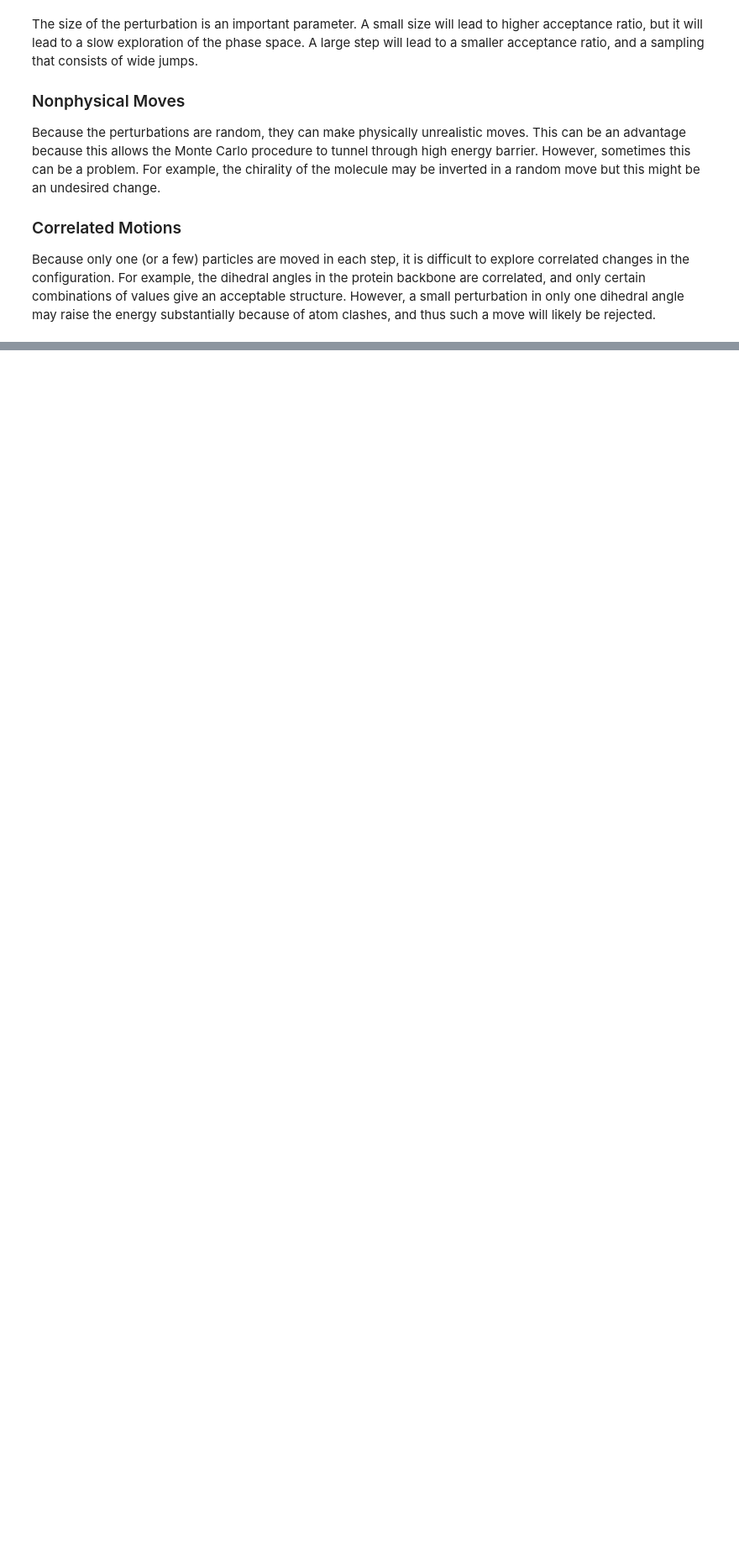
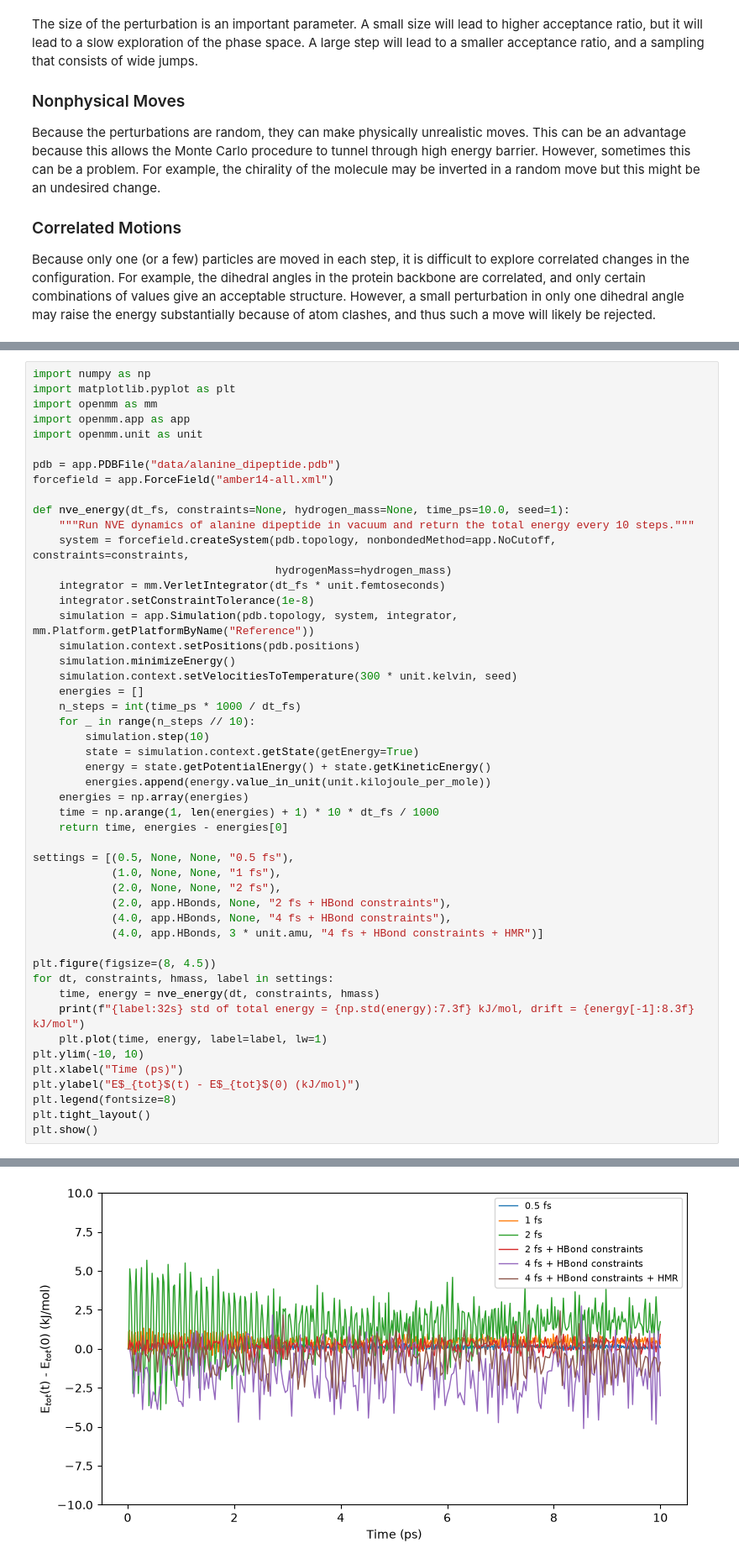
Before and after one commit to alenaizan/CHEM_313, a Jupyter notebook: 11_molecular_dynamics/molecular_dynamics_monte_carlo.ipynb, the cells around one changed output, grey strips where cells are left out. Shown at 84% size. Drawn from its saved outputs; the diff is of its cells as text; blank space fills up the shorter version.

```diff
--- a/11_molecular_dynamics/molecular_dynamics_monte_carlo.ipynb
+++ b/11_molecular_dynamics/molecular_dynamics_monte_carlo.ipynb
@@ -124,0 +196,50 @@ The fastest process is typically bond stretching that involves hydrogen atoms. T
+# %%
+import numpy as np
+import matplotlib.pyplot as plt
+import openmm as mm
+import openmm.app as app
+import openmm.unit as unit
+
+pdb = app.PDBFile("data/alanine_dipeptide.pdb")
+forcefield = app.ForceField("amber14-all.xml")
+
+def nve_energy(dt_fs, constraints=None, hydrogen_mass=None, time_ps=10.0, seed=1):
+    """Run NVE dynamics of alanine dipeptide in vacuum and return the total energy every 10 steps."""
+    system = forcefield.createSystem(pdb.topology, nonbondedMethod=app.NoCutoff, constraints=constraints,
+                                     hydrogenMass=hydrogen_mass)
+    integrator = mm.VerletIntegrator(dt_fs * unit.femtoseconds)
+    integrator.setConstraintTolerance(1e-8)
+    simulation = app.Simulation(pdb.topology, system, integrator, mm.Platform.getPlatformByName("Reference"))
+    simulation.context.setPositions(pdb.positions)
+    simulation.minimizeEnergy()
+    simulation.context.setVelocitiesToTemperature(300 * unit.kelvin, seed)
+    energies = []
+    n_steps = int(time_ps * 1000 / dt_fs)
+    for _ in range(n_steps // 10):
+        simulation.step(10)
+        state = simulation.context.getState(getEnergy=True)
+        energy = state.getPotentialEnergy() + state.getKineticEnergy()
+        energies.append(energy.value_in_unit(unit.kilojoule_per_mole))
+    energies = np.array(energies)
+    time = np.arange(1, len(energies) + 1) * 10 * dt_fs / 1000
+    return time, energies - energies[0]
+
+settings = [(0.5, None, None, "0.5 fs"),
+            (1.0, None, None, "1 fs"),
+            (2.0, None, None, "2 fs"),
+            (2.0, app.HBonds, None, "2 fs + HBond constraints"),
+            (4.0, app.HBonds, None, "4 fs + HBond constraints"),
+            (4.0, app.HBonds, 3 * unit.amu, "4 fs + HBond constraints + HMR")]
+
+plt.figure(figsize=(8, 4.5))
+for dt, constraints, hmass, label in settings:
+    time, energy = nve_energy(dt, constraints, hmass)
+    print(f"{label:32s} std of total energy = {np.std(energy):7.3f} kJ/mol, drift = {energy[-1]:8.3f} kJ/mol")
+    plt.plot(time, energy, label=label, lw=1)
+plt.ylim(-10, 10)
+plt.xlabel("Time (ps)")
+plt.ylabel("E$_{tot}$(t) - E$_{tot}$(0) (kJ/mol)")
+plt.legend(fontsize=8)
+plt.tight_layout()
+plt.show()
+# %% [output]
@@ -124,0 +252 @@ The fastest process is typically bond stretching that involves hydrogen atoms. T
+[figure, added]
```
Also changed, not shown: parts of 43 cells of this notebook, 18 other files.
